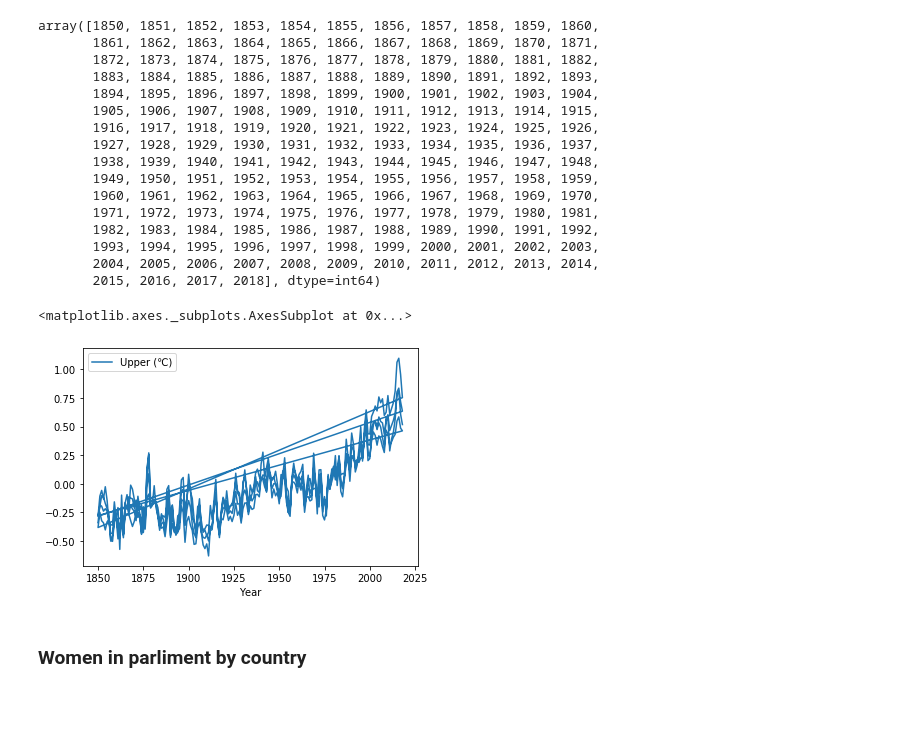
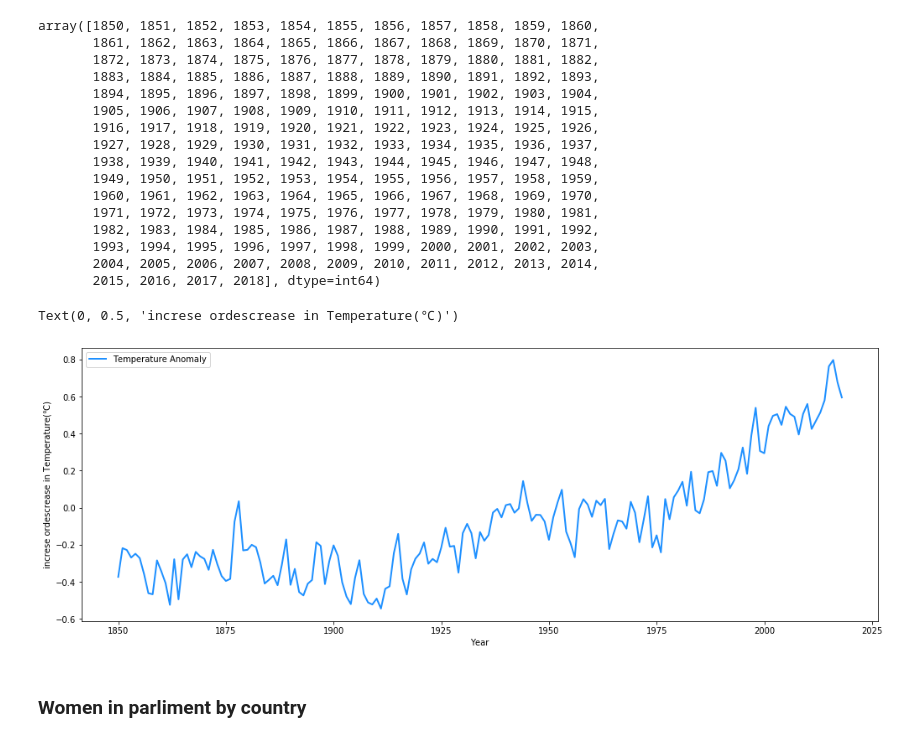
Before and after one commit to ta-data-bcn/Project-Week-8-Final-Project, a Jupyter notebook: your-project/Data Gathering.ipynb, the cells around one changed output. Saved outputs shown, nothing was run; the diff lists cells and outputs as text; code cells hidden in the pictures; blank space fills up the shorter version.

```diff
--- a/your-project/Data Gathering.ipynb
+++ b/your-project/Data Gathering.ipynb
@@ -276,3 +385,5 @@ dtypes: float64(4), int64(1), object(1)
 memory usage: 31.8+ KB
 # %%
 temperature_a.drop(['Code'], axis=1, inplace=True)
+# %%
+temperature_a.rename(columns={'Entity':'Country'}, inplace=True)
@@ -295,11 +411,21 @@ array([1850, 1851, 1852, 1853, 1854, 1855, 1856, 1857, 1858, 1859, 1860,
        1993, 1994, 1995, 1996, 1997, 1998, 1999, 2000, 2001, 2002, 2003,
        2004, 2005, 2006, 2007, 2008, 2009, 2010, 2011, 2012, 2013, 2014,
        2015, 2016, 2017, 2018], dtype=int64)
-# %%
-temperature_a.plot(x='Year', y='Upper (℃)')
-# %% [output]
-<matplotlib.axes._subplots.AxesSubplot at 0x...>
-[figure, removed]
+# %%
+
+x = temperature_a.Year
+y = temperature_a['Median (℃)'].where(temperature_a['Country']=='Global')
+plt.figure(figsize=(17,6))
+
+plt.plot(x, y, 'dodgerblue', label='Temperature Anomaly',
+         linewidth=2)
+
+plt.legend()
+plt.xlabel('Year')
+plt.ylabel('increse ordescrease in Temperature(℃)')
+# %% [output]
+Text(0, 0.5, 'increse ordescrease in Temperature(℃)')
+[figure, added]
 # %% [markdown]
 ### Women in parliment by country
 # %%
```
Also changed, not shown: parts of 47 cells of this notebook.
